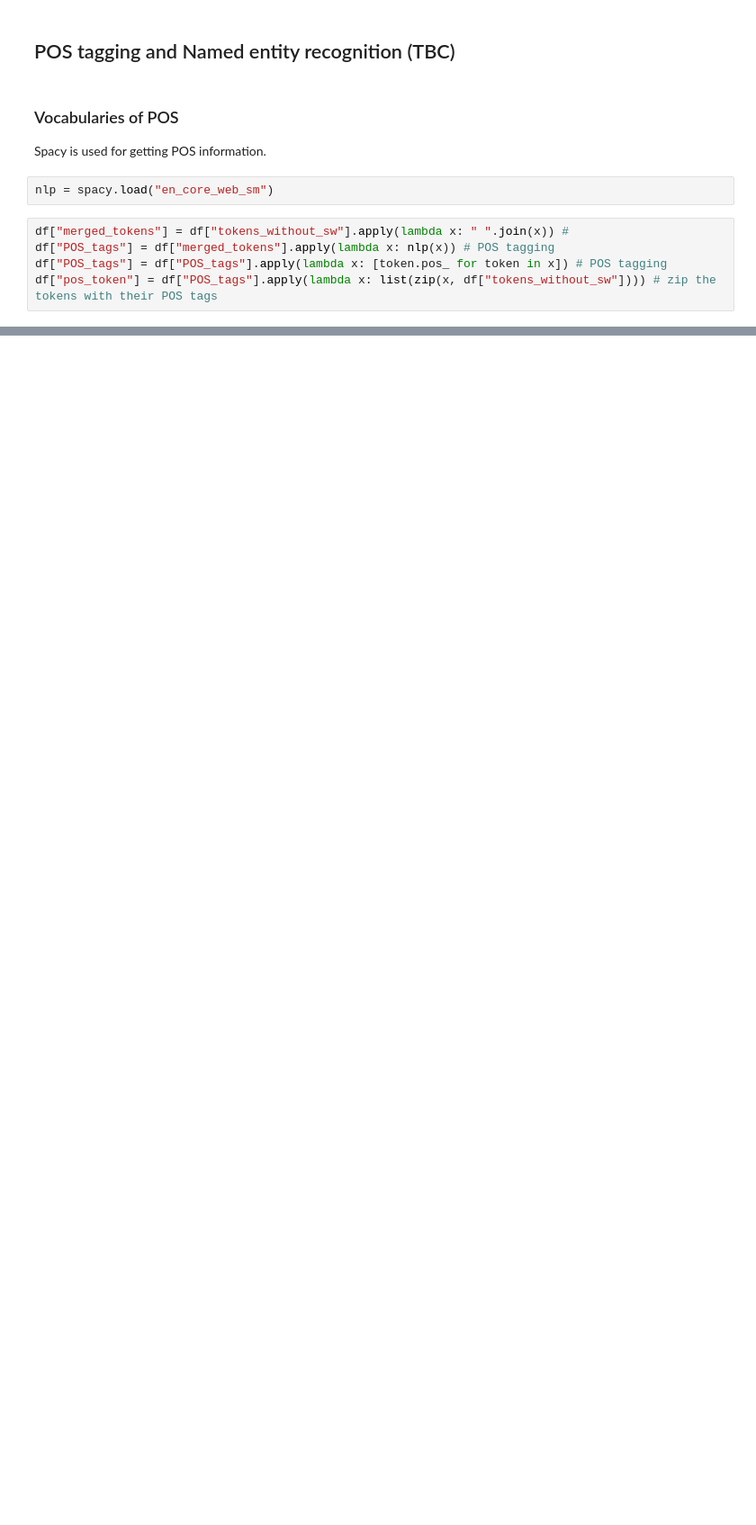
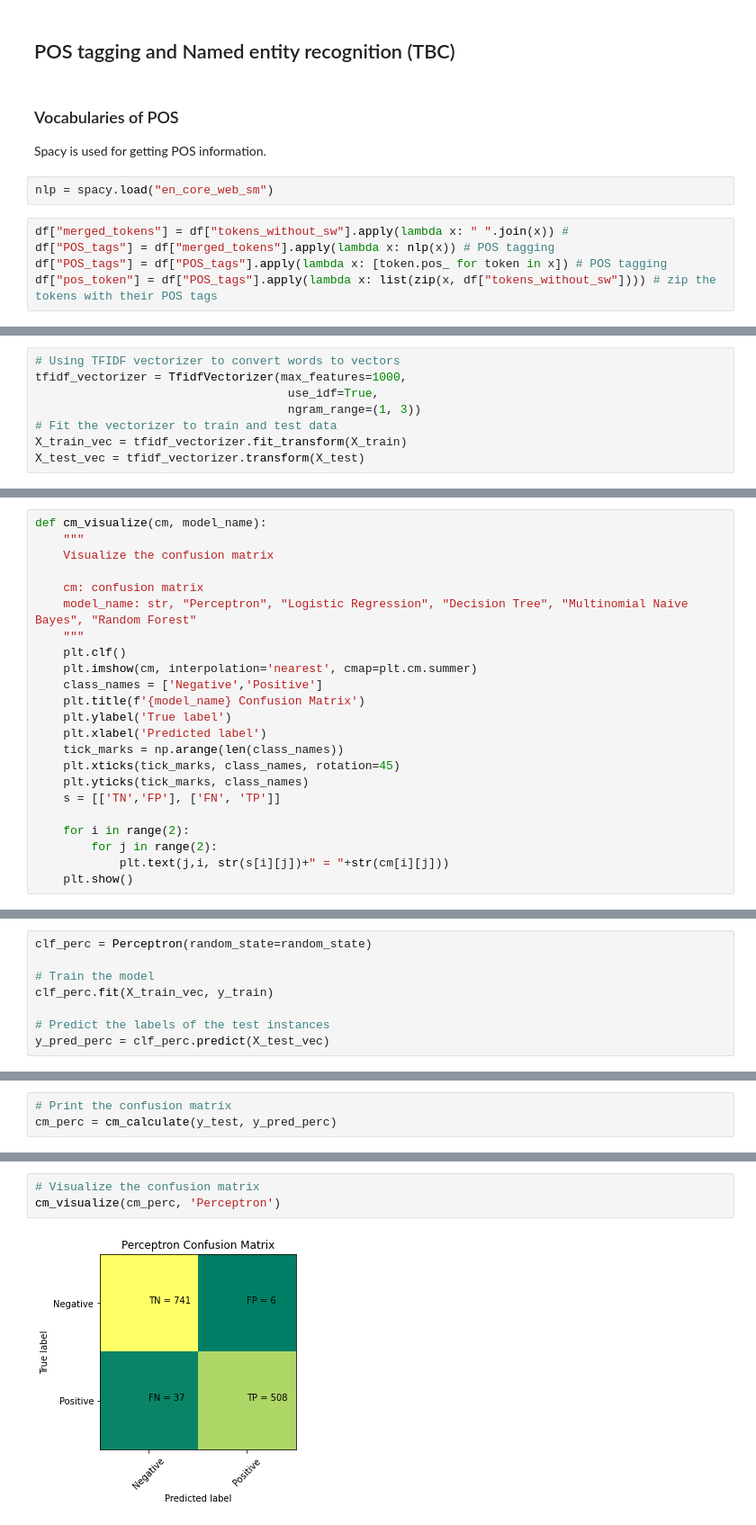
Before and after one commit to AnnaTokareff/data-science-project, a Jupyter notebook: part_1.ipynb, the cells around one changed output, grey strips where cells are left out. Shown at 90% size. Saved outputs shown, nothing was run; the diff lists cells and outputs as text; blank space fills up the shorter version.

```diff
--- a/part_1.ipynb
+++ b/part_1.ipynb
@@ -635,0 +725,8 @@ df["pos_token"] = df["POS_tags"].apply(lambda x: list(zip(x, df["tokens_without_
+# %%
+# Using TFIDF vectorizer to convert words to vectors
+tfidf_vectorizer = TfidfVectorizer(max_features=1000,
+                                    use_idf=True,
+                                    ngram_range=(1, 3))
+# Fit the vectorizer to train and test data
+X_train_vec = tfidf_vectorizer.fit_transform(X_train)
+X_test_vec = tfidf_vectorizer.transform(X_test)
@@ -635,0 +781,23 @@ df["pos_token"] = df["POS_tags"].apply(lambda x: list(zip(x, df["tokens_without_
+# %%
+def cm_visualize(cm, model_name):
+    """
+    Visualize the confusion matrix
+
+    cm: confusion matrix
+    model_name: str, "Perceptron", "Logistic Regression", "Decision Tree", "Multinomial Naive Bayes", "Random Forest"
+    """
+    plt.clf()
+    plt.imshow(cm, interpolation='nearest', cmap=plt.cm.summer)
+    class_names = ['Negative','Positive']
+    plt.title(f'{model_name} Confusion Matrix')
+    plt.ylabel('True label')
+    plt.xlabel('Predicted label')
+    tick_marks = np.arange(len(class_names))
+    plt.xticks(tick_marks, class_names, rotation=45)
+    plt.yticks(tick_marks, class_names)
+    s = [['TN','FP'], ['FN', 'TP']]
+
+    for i in range(2):
+        for j in range(2):
+            plt.text(j,i, str(s[i][j])+" = "+str(cm[i][j]))
+    plt.show()
@@ -635,0 +806,8 @@ df["pos_token"] = df["POS_tags"].apply(lambda x: list(zip(x, df["tokens_without_
+# %%
+clf_perc = Perceptron(random_state=random_state)
+
+# Train the model
+clf_perc.fit(X_train_vec, y_train)
+
+# Predict the labels of the test instances
+y_pred_perc = clf_perc.predict(X_test_vec)
@@ -635,0 +828,3 @@ df["pos_token"] = df["POS_tags"].apply(lambda x: list(zip(x, df["tokens_without_
+# %%
+# Print the confusion matrix
+cm_perc = cm_calculate(y_test, y_pred_perc)
@@ -635,0 +835,5 @@ df["pos_token"] = df["POS_tags"].apply(lambda x: list(zip(x, df["tokens_without_
+# %%
+# Visualize the confusion matrix
+cm_visualize(cm_perc, 'Perceptron')
+# %% [output]
+[figure, added]
```
Also changed, not shown: parts of 70 cells of this notebook.
